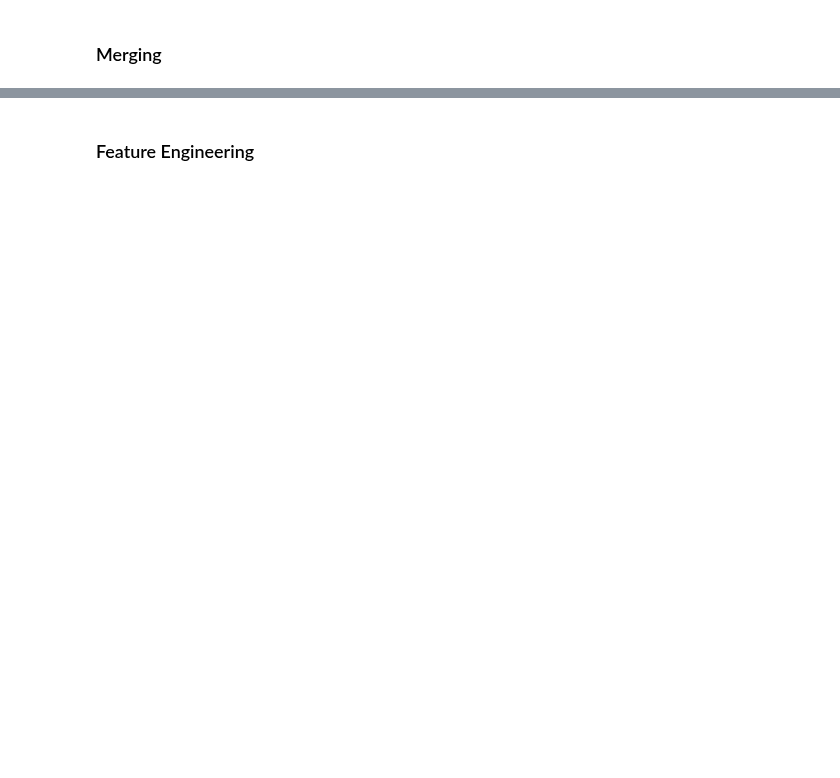
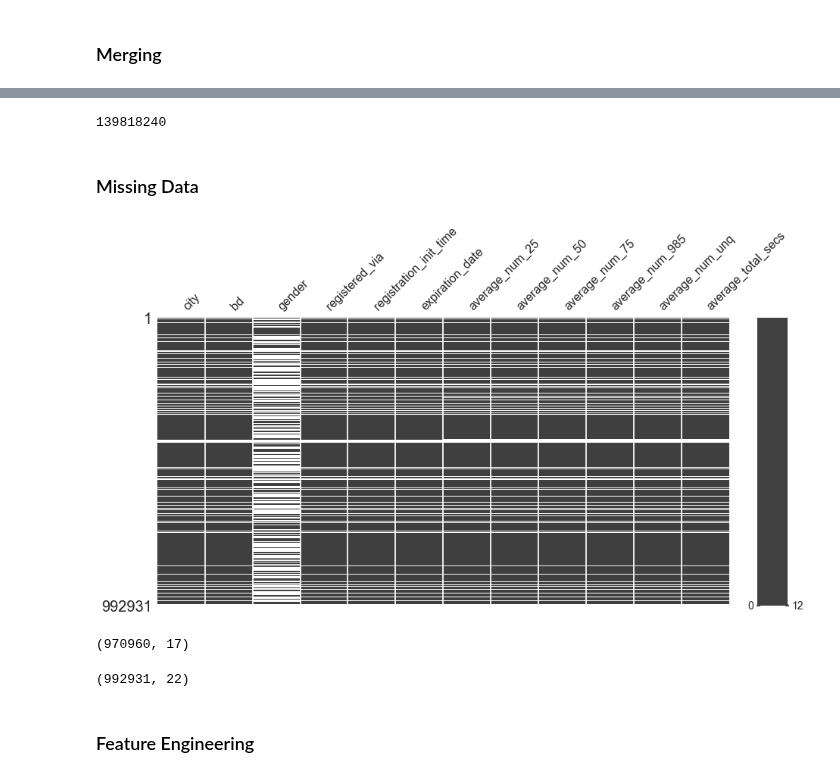
Before and after one commit to paulaceccon/ml-playground, a Jupyter notebook: Kernels/KBox's Churn Prediction Challenge.ipynb, the cells around one changed output, grey strips where cells are left out. Saved outputs shown, nothing was run; the diff lists cells and outputs as text; code cells hidden in the pictures; blank space fills up the shorter version.

```diff
--- a/Kernels/KBox's Churn Prediction Challenge.ipynb
+++ b/Kernels/KBox's Churn Prediction Challenge.ipynb
@@ -91,0 +100,3 @@ len(df_train)
+# %%
+df_train = df_train.merge(df_user_logs, how='left', on=['msno'])
+df_train.head()
@@ -91,0 +146,4 @@ len(df_train)
+# %%
+df_test.memory_usage(index=True).sum()
+# %% [output]
+139818240
@@ -91,0 +158,17 @@ len(df_train)
+# %% [markdown]
+### Missing Data
+# %%
+import missingno as msno
+
+missing_columns = df_train.columns[df_train.isnull().any()].tolist()
+msno.matrix(df_train[missing_columns], figsize=(15, 7))
+# %% [output]
+[figure, added]
+# %%
+df_test.shape
+# %% [output]
+(970960, 17)
+# %%
+df_train.shape
+# %% [output]
+(992931, 22)
```
Also changed, not shown: parts of 50 cells of this notebook.
